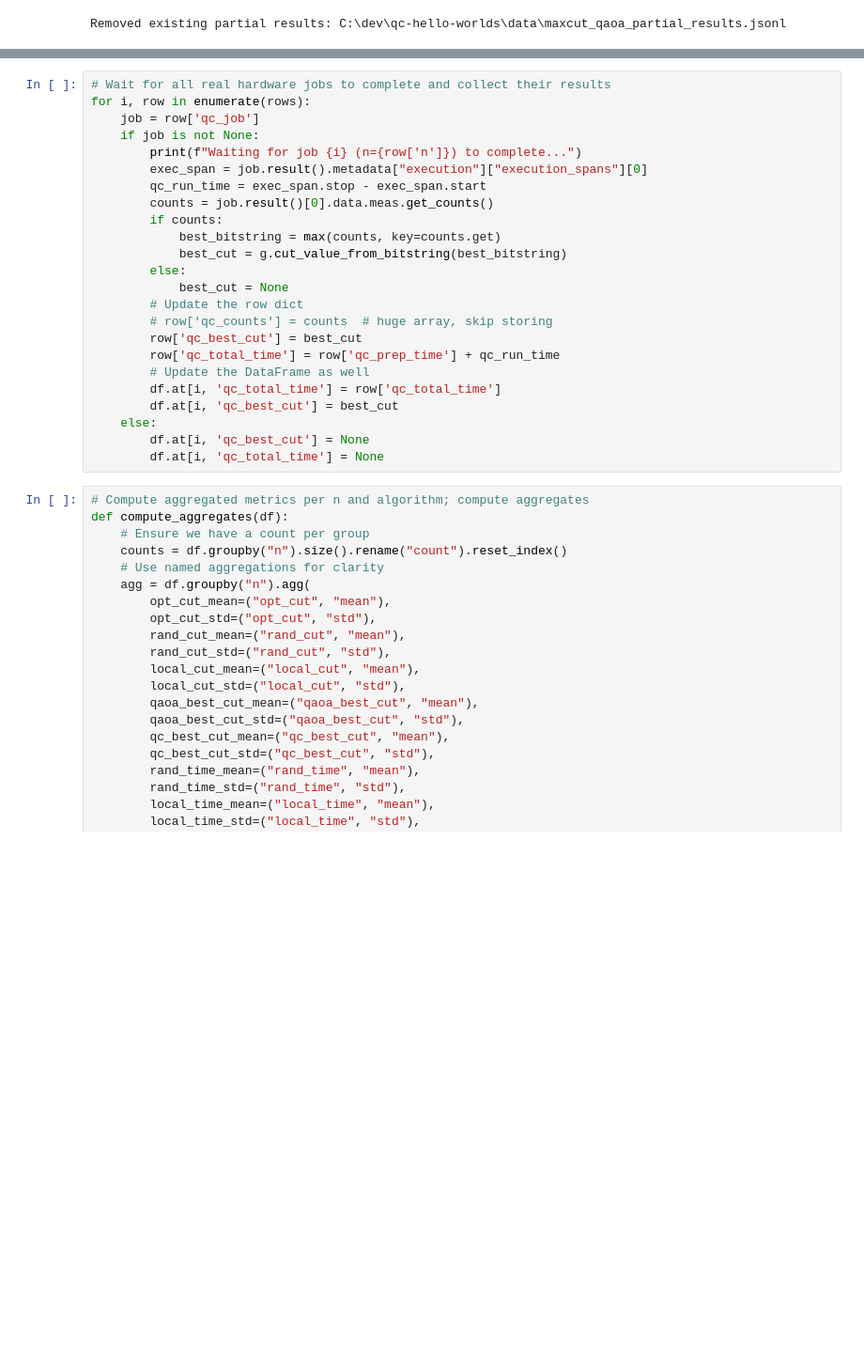
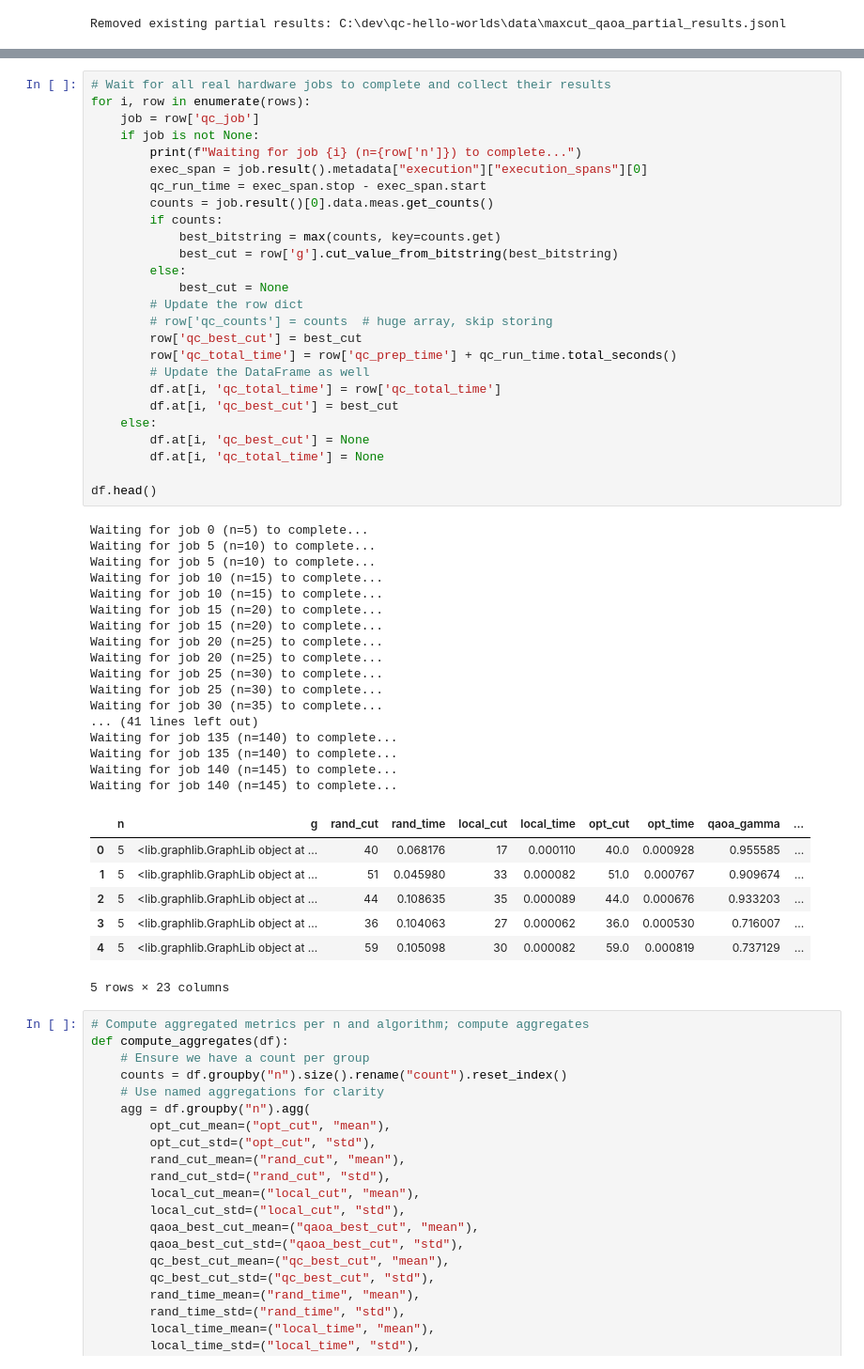
Before and after one commit to kaveh096/qc-hello-worlds, a Jupyter notebook: notebooks/maxcut_qaoa_experiment.ipynb, the cells around one changed output, grey strips where cells are left out. Shown: that part at 94% size. Saved outputs shown, nothing was run; the diff lists cells and outputs as text; blank space fills up the shorter version.

```diff
--- a/notebooks/maxcut_qaoa_experiment.ipynb
+++ b/notebooks/maxcut_qaoa_experiment.ipynb
@@ -197,27 +189,54 @@ Backend info: {'backend_name': 'ibm_fez', 'num_qubits': 156, 'pending_jobs': 89,
 # %%
 # Wait for all real hardware jobs to complete and collect their results
 for i, row in enumerate(rows):
     job = row['qc_job']
     if job is not None:
         print(f"Waiting for job {i} (n={row['n']}) to complete...")
         exec_span = job.result().metadata["execution"]["execution_spans"][0]
         qc_run_time = exec_span.stop - exec_span.start
         counts = job.result()[0].data.meas.get_counts()
         if counts:
             best_bitstring = max(counts, key=counts.get)
-            best_cut = g.cut_value_from_bitstring(best_bitstring)
+            best_cut = row['g'].cut_value_from_bitstring(best_bitstring)
         else:
             best_cut = None
         # Update the row dict
         # row['qc_counts'] = counts  # huge array, skip storing
         row['qc_best_cut'] = best_cut
-        row['qc_total_time'] = row['qc_prep_time'] + qc_run_time
+        row['qc_total_time'] = row['qc_prep_time'] + qc_run_time.total_seconds()
         # Update the DataFrame as well
         df.at[i, 'qc_total_time'] = row['qc_total_time']
         df.at[i, 'qc_best_cut'] = best_cut
     else:
         df.at[i, 'qc_best_cut'] = None
         df.at[i, 'qc_total_time'] = None
+
+df.head()
+# %% [output]
+Waiting for job 0 (n=5) to complete...
+Waiting for job 5 (n=10) to complete...
+Waiting for job 5 (n=10) to complete...
+Waiting for job 10 (n=15) to complete...
+Waiting for job 10 (n=15) to complete...
+Waiting for job 15 (n=20) to complete...
+Waiting for job 15 (n=20) to complete...
+Waiting for job 20 (n=25) to complete...
+Waiting for job 20 (n=25) to complete...
+Waiting for job 25 (n=30) to complete...
+Waiting for job 25 (n=30) to complete...
+Waiting for job 30 (n=35) to complete...
+... (41 lines left out)
+Waiting for job 135 (n=140) to complete...
+Waiting for job 135 (n=140) to complete...
+Waiting for job 140 (n=145) to complete...
+Waiting for job 140 (n=145) to complete...
+|  | n | g | rand_cut | rand_time | local_cut | local_time | opt_cut | opt_time | qaoa_gamma | ... |
+| 0 | 5 | <lib.graphlib.GraphLib object at ... | 40 | 0.068176 | 17 | 0.000110 | 40.0 | 0.000928 | 0.955585 | ... |
+| 1 | 5 | <lib.graphlib.GraphLib object at ... | 51 | 0.045980 | 33 | 0.000082 | 51.0 | 0.000767 | 0.909674 | ... |
+| 2 | 5 | <lib.graphlib.GraphLib object at ... | 44 | 0.108635 | 35 | 0.000089 | 44.0 | 0.000676 | 0.933203 | ... |
+| 3 | 5 | <lib.graphlib.GraphLib object at ... | 36 | 0.104063 | 27 | 0.000062 | 36.0 | 0.000530 | 0.716007 | ... |
+| 4 | 5 | <lib.graphlib.GraphLib object at ... | 59 | 0.105098 | 30 | 0.000082 | 59.0 | 0.000819 | 0.737129 | ... |
+5 rows × 23 columns
 # %%
 # Compute aggregated metrics per n and algorithm; compute aggregates
 def compute_aggregates(df):
```
Also changed, not shown: parts of 11 cells of this notebook, 3 other files.
